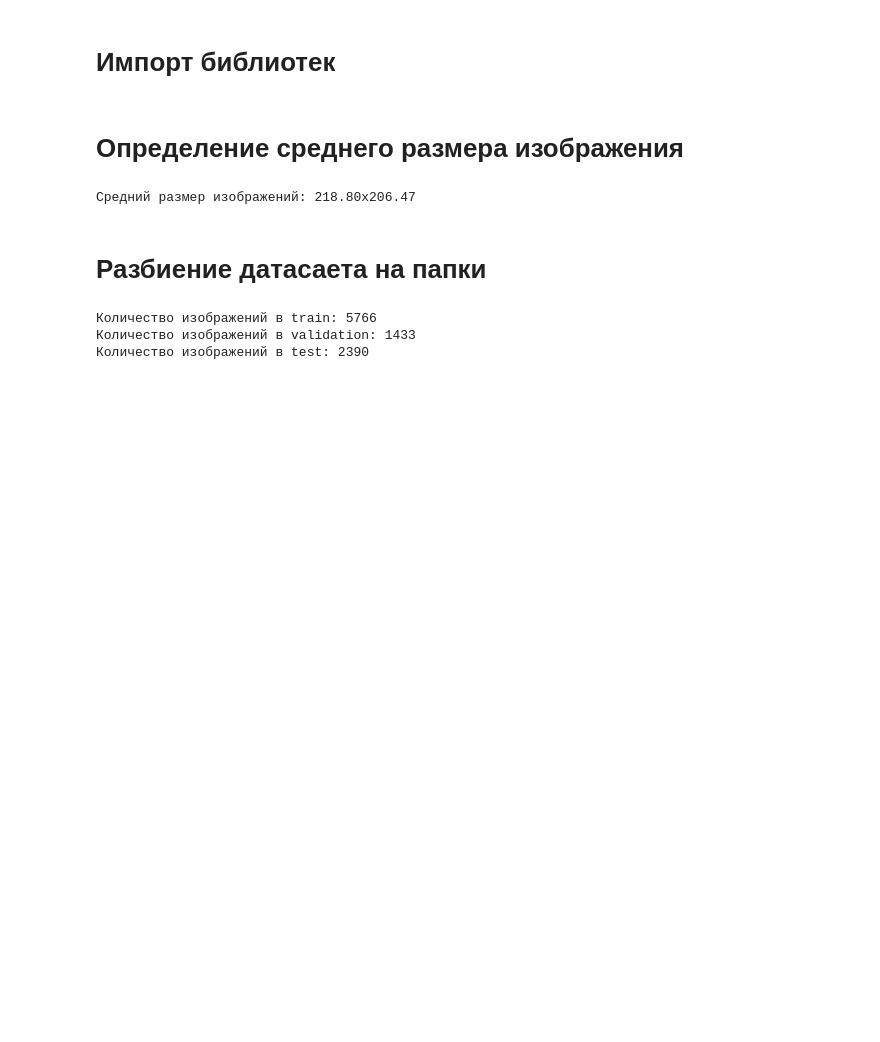
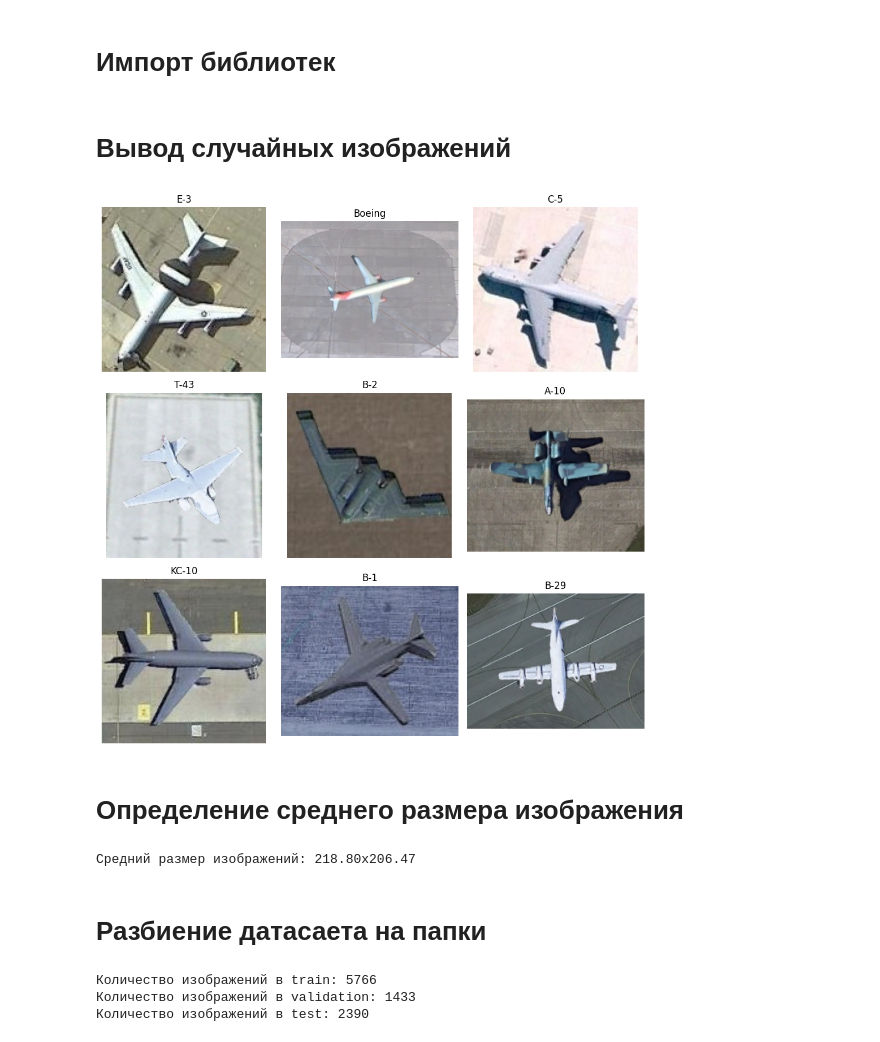
Before and after one commit to Envicta25/diplom, a Jupyter notebook: main.ipynb, the cells around one changed output. Saved outputs shown, nothing was run; the diff lists cells and outputs as text; code cells hidden in the pictures; blank space fills up the shorter version.

Commit message:
Написал главу про датасет+начал главу про обучение нейронок. Также графики

```diff
--- a/main.ipynb
+++ b/main.ipynb
@@ -25,6 +26,38 @@ from PIL import Image
 import seaborn as sns
 import matplotlib.pyplot as plt
 import matplotlib.dates as mdates
+# %% [markdown]
+# Вывод случайных изображений
+# %%
+# Путь к датасету
+dataset_path = "MTARSI_Dataset"
+
+# Получаем список классов (папок)
+classes = sorted(os.listdir(dataset_path))
+
+# Выбираем 9 случайных классов
+selected_classes = random.sample(classes, 9)
+
+# Создаем 3x3 сетку
+fig, axes = plt.subplots(3, 3, figsize=(10, 10))
+
+# Для каждого выбранного класса выбираем случайное изображение
+for ax, class_name in zip(axes.ravel(), selected_classes):
+    class_path = os.path.join(dataset_path, class_name)
+    image_name = random.choice(os.listdir(class_path))  # Выбираем случайное изображение
+    image_path = os.path.join(class_path, image_name)
+
+    # Читаем и отображаем изображение
+    image = cv2.imread(image_path)
+    image = cv2.cvtColor(image, cv2.COLOR_BGR2RGB)  # Преобразуем BGR в RGB
+    ax.imshow(image)
+    ax.set_title(class_name)
+    ax.axis("off")
+
+plt.tight_layout()
+plt.show()
+# %% [output]
+[figure, added]
 # %% [markdown]
 # Определение среднего размера изображения
 # %%
```
Also changed, not shown: parts of 7 cells of this notebook, 2 other files.
